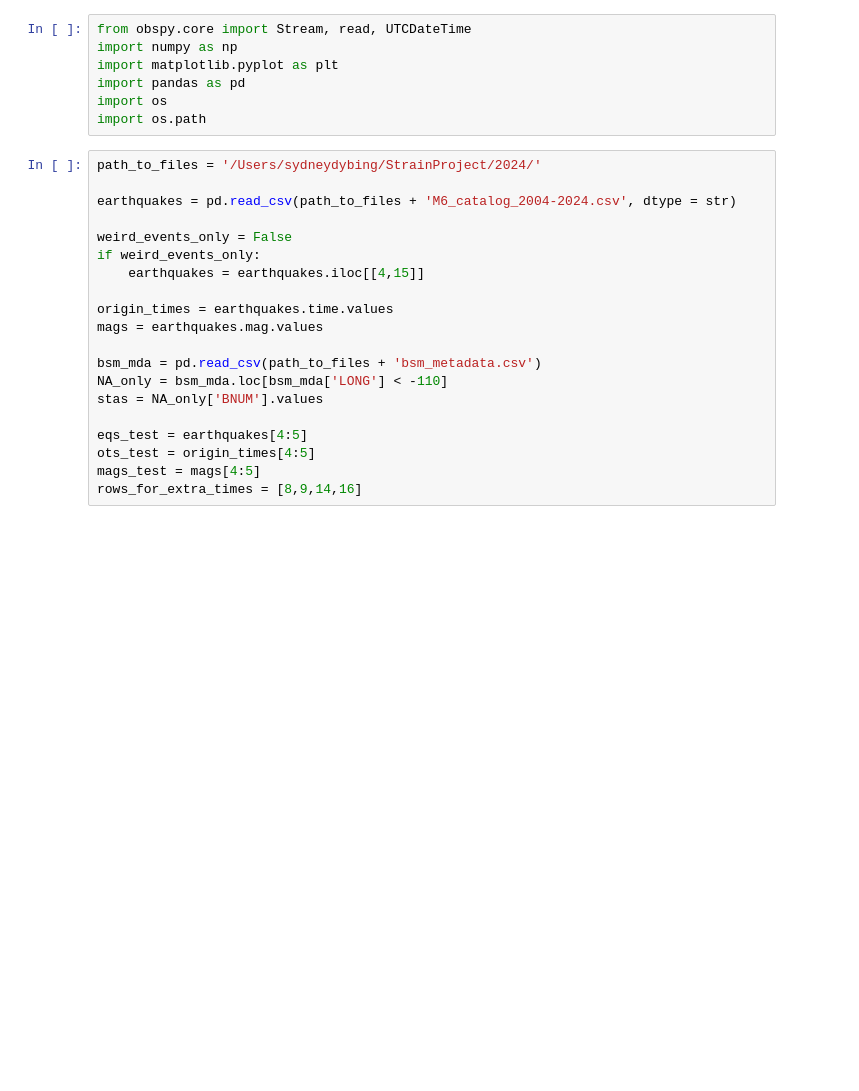
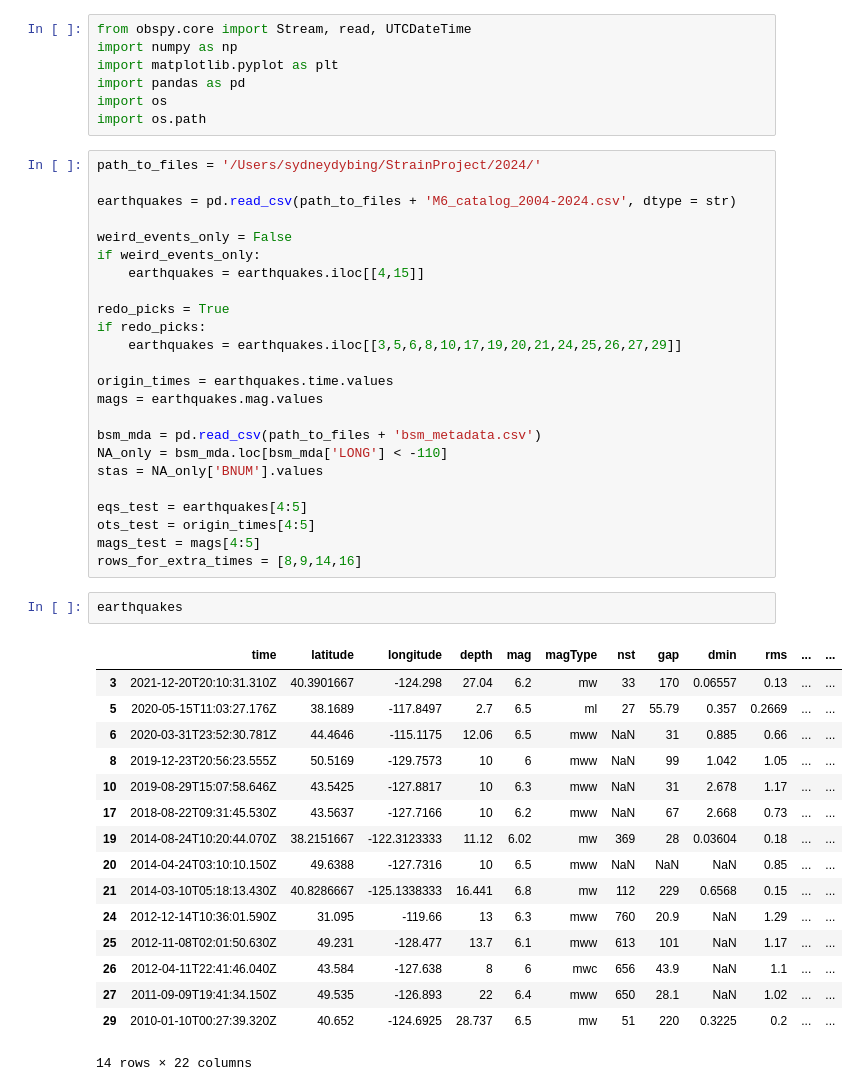
Before and after one commit to UO-Geophysics/strain, a Jupyter notebook: ipynbs/8_trim_RMS_strain_by_P_pick.ipynb, the cells around one changed output. Saved outputs shown, nothing was run; the diff lists cells and outputs as text; blank space fills up the shorter version.

```diff
--- a/ipynbs/8_trim_RMS_strain_by_P_pick.ipynb
+++ b/ipynbs/8_trim_RMS_strain_by_P_pick.ipynb
@@ -13,6 +13,10 @@ earthquakes = pd.read_csv(path_to_files + 'M6_catalog_2004-2024.csv', dtype = st
 weird_events_only = False
 if weird_events_only:
     earthquakes = earthquakes.iloc[[4,15]]
+
+redo_picks = True
+if redo_picks:
+    earthquakes = earthquakes.iloc[[3,5,6,8,10,17,19,20,21,24,25,26,27,29]]
 
 origin_times = earthquakes.time.values
 mags = earthquakes.mag.values
@@ -25,6 +29,25 @@ eqs_test = earthquakes[4:5]
 ots_test = origin_times[4:5]
 mags_test = mags[4:5]
 rows_for_extra_times = [8,9,14,16]
+# %%
+earthquakes
+# %% [output]
+|  | time | latitude | longitude | depth | mag | magType | nst | gap | dmin | rms | ... | ... |
+| 3 | 2021-12-20T20:10:31.310Z | 40.3901667 | -124.298 | 27.04 | 6.2 | mw | 33 | 170 | 0.06557 | 0.13 | ... | ... |
+| 5 | 2020-05-15T11:03:27.176Z | 38.1689 | -117.8497 | 2.7 | 6.5 | ml | 27 | 55.79 | 0.357 | 0.2669 | ... | ... |
+| 6 | 2020-03-31T23:52:30.781Z | 44.4646 | -115.1175 | 12.06 | 6.5 | mww | NaN | 31 | 0.885 | 0.66 | ... | ... |
+| 8 | 2019-12-23T20:56:23.555Z | 50.5169 | -129.7573 | 10 | 6 | mww | NaN | 99 | 1.042 | 1.05 | ... | ... |
+| 10 | 2019-08-29T15:07:58.646Z | 43.5425 | -127.8817 | 10 | 6.3 | mww | NaN | 31 | 2.678 | 1.17 | ... | ... |
+| 17 | 2018-08-22T09:31:45.530Z | 43.5637 | -127.7166 | 10 | 6.2 | mww | NaN | 67 | 2.668 | 0.73 | ... | ... |
+| 19 | 2014-08-24T10:20:44.070Z | 38.2151667 | -122.3123333 | 11.12 | 6.02 | mw | 369 | 28 | 0.03604 | 0.18 | ... | ... |
+| 20 | 2014-04-24T03:10:10.150Z | 49.6388 | -127.7316 | 10 | 6.5 | mww | NaN | NaN | NaN | 0.85 | ... | ... |
+| 21 | 2014-03-10T05:18:13.430Z | 40.8286667 | -125.1338333 | 16.441 | 6.8 | mw | 112 | 229 | 0.6568 | 0.15 | ... | ... |
+| 24 | 2012-12-14T10:36:01.590Z | 31.095 | -119.66 | 13 | 6.3 | mww | 760 | 20.9 | NaN | 1.29 | ... | ... |
+| 25 | 2012-11-08T02:01:50.630Z | 49.231 | -128.477 | 13.7 | 6.1 | mww | 613 | 101 | NaN | 1.17 | ... | ... |
+| 26 | 2012-04-11T22:41:46.040Z | 43.584 | -127.638 | 8 | 6 | mwc | 656 | 43.9 | NaN | 1.1 | ... | ... |
+| 27 | 2011-09-09T19:41:34.150Z | 49.535 | -126.893 | 22 | 6.4 | mww | 650 | 28.1 | NaN | 1.02 | ... | ... |
+| 29 | 2010-01-10T00:27:39.320Z | 40.652 | -124.6925 | 28.737 | 6.5 | mw | 51 | 220 | 0.3225 | 0.2 | ... | ... |
+14 rows × 22 columns
 # %%
 for idx in range(len(earthquakes)):
 
```
Also changed, not shown: parts of 1 cell of this notebook, 2 other files.
